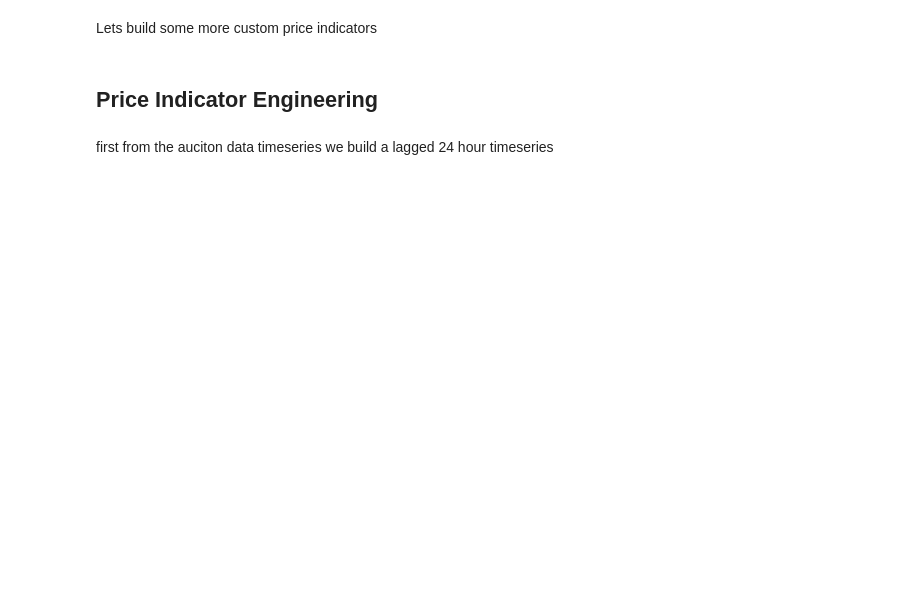
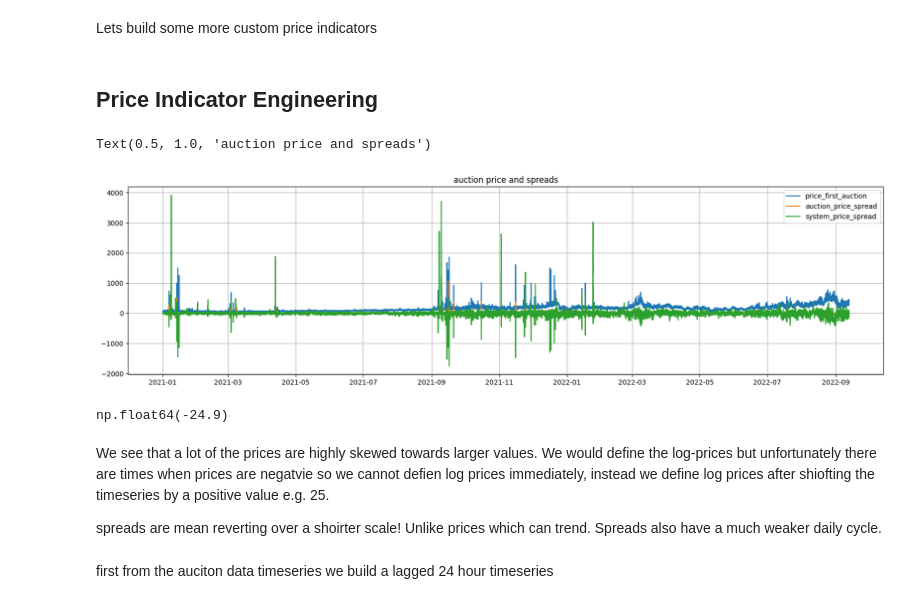
Before and after one commit to joshgowdyprog/GB-energy-trading, a Jupyter notebook: notebooks/exploratory-data-analysis.ipynb, the cells around one changed output. Saved outputs shown, nothing was run; the diff lists cells and outputs as text; code cells hidden in the pictures; blank space fills up the shorter version.

Commit message:
defining log prices
quit

```diff
--- a/notebooks/exploratory-data-analysis.ipynb
+++ b/notebooks/exploratory-data-analysis.ipynb
@@ -344,6 +316,25 @@ spreads are mean reverting over a shoirter scale! Unlike prices which can trend.
 Lets build some more custom price indicators
 # %% [markdown]
 ## Price Indicator Engineering
+# %%
+plt.figure(figsize=(20,5))
+plt.grid()
+plt.plot(auction_data['price_first_auction'], label='price_first_auction')
+plt.plot(auction_data['price_second_auction']-auction_data['price_first_auction'], label='auction_price_spread')
+plt.plot(auction_data['system_price']-auction_data['price_first_auction'], label='system_price_spread')
+plt.legend(loc='best')
+plt.title(f'auction price and spreads')
+# %% [output]
+Text(0.5, 1.0, 'auction price and spreads')
+[figure, added]
+# %%
+auction_data[auction_data['price_first_auction']<0]['price_first_auction'].min()
+# %% [output]
+np.float64(-24.9)
+# %% [markdown]
+We see that a lot of the prices are highly skewed towards larger values. We would define the log-prices but unfortunately there are times when prices are negatvie so we cannot defien log prices immediately, instead we define log prices after shiofting the timeseries by a positive value e.g. 25.
+
+spreads are mean reverting over a shoirter scale! Unlike prices which can trend. Spreads also have a much weaker daily cycle.
 # %% [markdown]
 first from the auciton data timeseries we build a lagged 24 hour timeseries
 # %%
```
Also changed, not shown: parts of 9 cells of this notebook, 3 other files.
